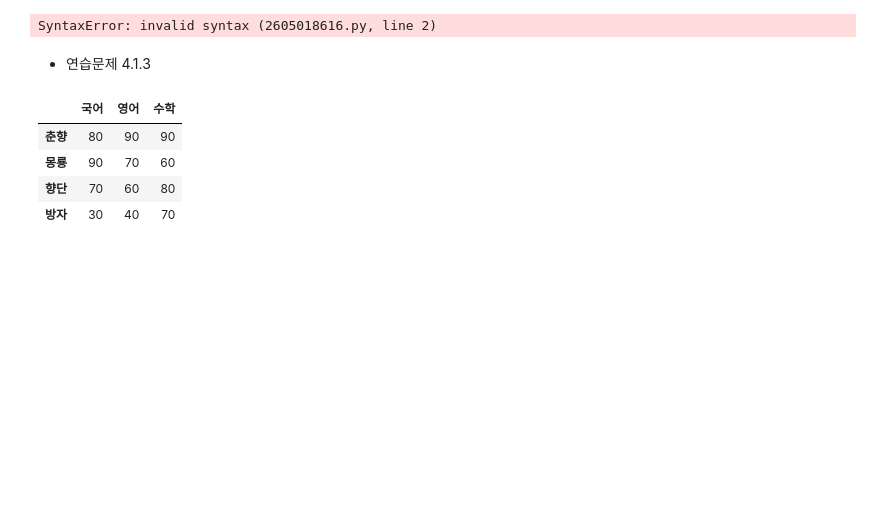
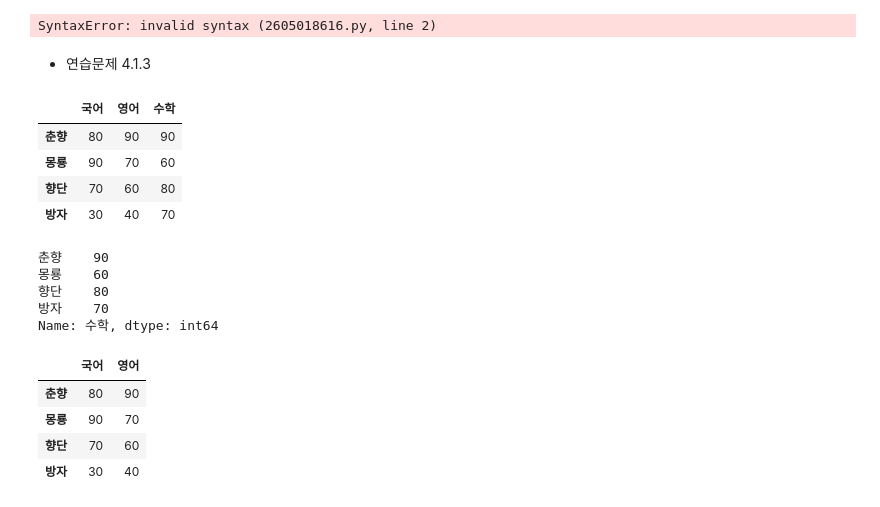
Before and after one commit to ckiekim/DataAnalysis-2023.09, a Jupyter notebook: 02.Pandas/02.데이터프레임.ipynb, the cells around one changed output. Saved outputs shown, nothing was run; the diff lists cells and outputs as text; code cells hidden in the pictures; blank space fills up the shorter version.

```diff
--- a/02.Pandas/02.데이터프레임.ipynb
+++ b/02.Pandas/02.데이터프레임.ipynb
@@ -242,7 +242,21 @@ df
 | 방자 | 30 | 40 | 70 |
 # %%
 # 1. 모든 학생의 수학 점수를 시리즈로 나타낸다.
+df['수학']
+# %% [output]
+춘향    90
+몽룡    60
+향단    80
+방자    70
+Name: 수학, dtype: int64
 # %%
 # 2. 모든 학생의 국어와 영어 점수를 데이터 프레임으로 나타낸다.
+df[['국어','영어']]
+# %% [output]
+|  | 국어 | 영어 |
+| 춘향 | 80 | 90 |
+| 몽룡 | 90 | 70 |
+| 향단 | 70 | 60 |
+| 방자 | 30 | 40 |
 # %%
 # 3. 모든 학생의 각 과목 평균 점수를 새로운 열로 추가한다.
```
Also changed, not shown: parts of 6 cells of this notebook, 10 other files.
